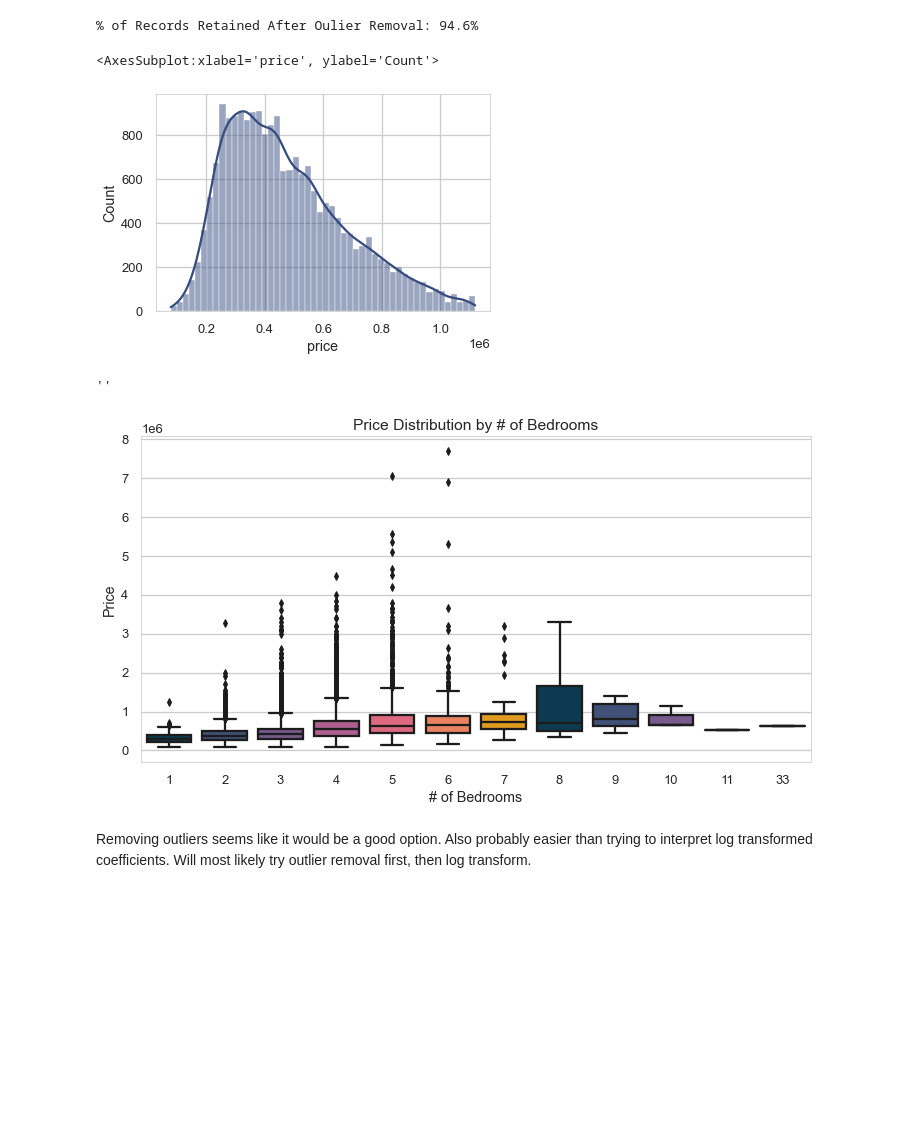
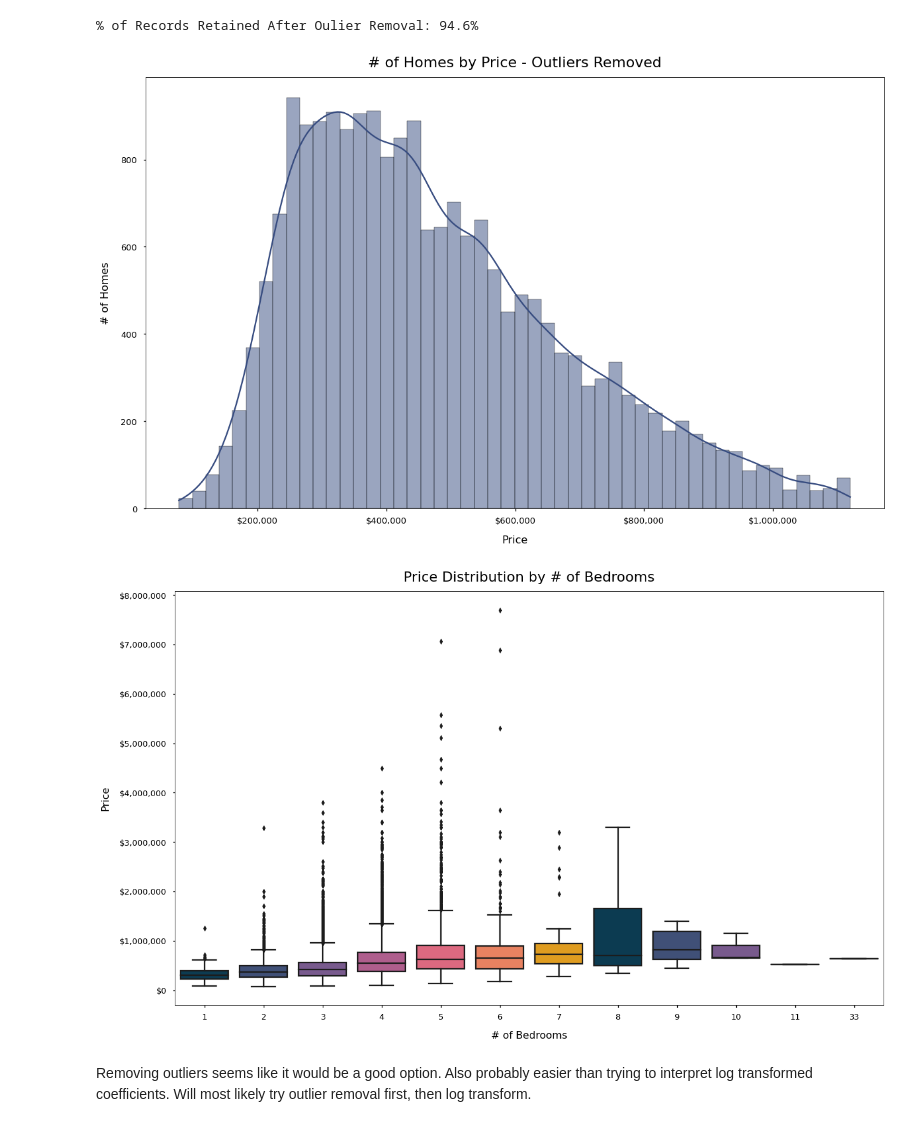
Before and after one commit to heathlikethecandybar/dsc-phase-2-project-v2-3, a Jupyter notebook: phase_2_project.ipynb, the cells around one changed output. Cells and saved outputs as stored; diff of their text form; code cells hidden in the pictures; blank space fills up the shorter version.

```diff
--- a/phase_2_project.ipynb
+++ b/phase_2_project.ipynb
@@ -504,16 +543,29 @@ print("% of Records Retained After Oulier Removal:",
 % of Records Retained After Oulier Removal: 94.6%
 # %%
 # taking a look at the new distribution less outliers
+
 price_check = df_clean['price'][~outliers_low | outliers_up]
 
+fig, ax = plt.subplots(figsize=(20,12))
+
 sns.histplot(data=price_check, kde=True, color=c("indigo"))
+
+
+ax.set_title('# of Homes by Price - Outliers Removed', pad=15, fontsize=22)
+ax.set_xlabel('Price', labelpad=15, fontsize=16)
+ax.set_ylabel('# of Homes', labelpad=15, fontsize=16)
+
+fmt = '${x:,.0f}'
+tick = mtick.StrMethodFormatter(fmt)
+ax.xaxis.set_major_formatter(tick)
+
+plt.show();
 # %% [output]
-<AxesSubplot:xlabel='price', ylabel='Count'>
-[figure, old version]
+[figure, new version]
 # %%
 # boxplots for # of bedrooms and price
 
-fig, ax = plt.subplots(figsize=(12,6))
+fig, ax = plt.subplots(figsize=(20,12))
 
 ax.set_title('Price Distribution by # of Bedrooms')
 
@@ -523,12 +575,17 @@ bp = sns.boxplot(data=df_clean,
             x='bedrooms',
             palette=pal)
 
-bp.set_ylabel('Price')
-bp.set_xlabel('# of Bedrooms')
-;
+fmt = '${x:,.0f}'
+tick = mtick.StrMethodFormatter(fmt)
+ax.yaxis.set_major_formatter(tick)
+
+ax.set_title('Price Distribution by # of Bedrooms', pad=15, fontsize=22)
+ax.set_xlabel('# of Bedrooms', labelpad=15, fontsize=16)
+ax.set_ylabel('Price', labelpad=15, fontsize=16)
+
+plt.show();
 # %% [output]
-''
-[figure, old version]
+[figure, new version]
 # %% [markdown]
 Removing outliers seems like it would be a good option.  Also probably easier than trying to interpret log transformed coefficients.  Will most likely try outlier removal first, then log transform.
 # %%
```
Also changed, not shown: parts of 20 cells of this notebook.
